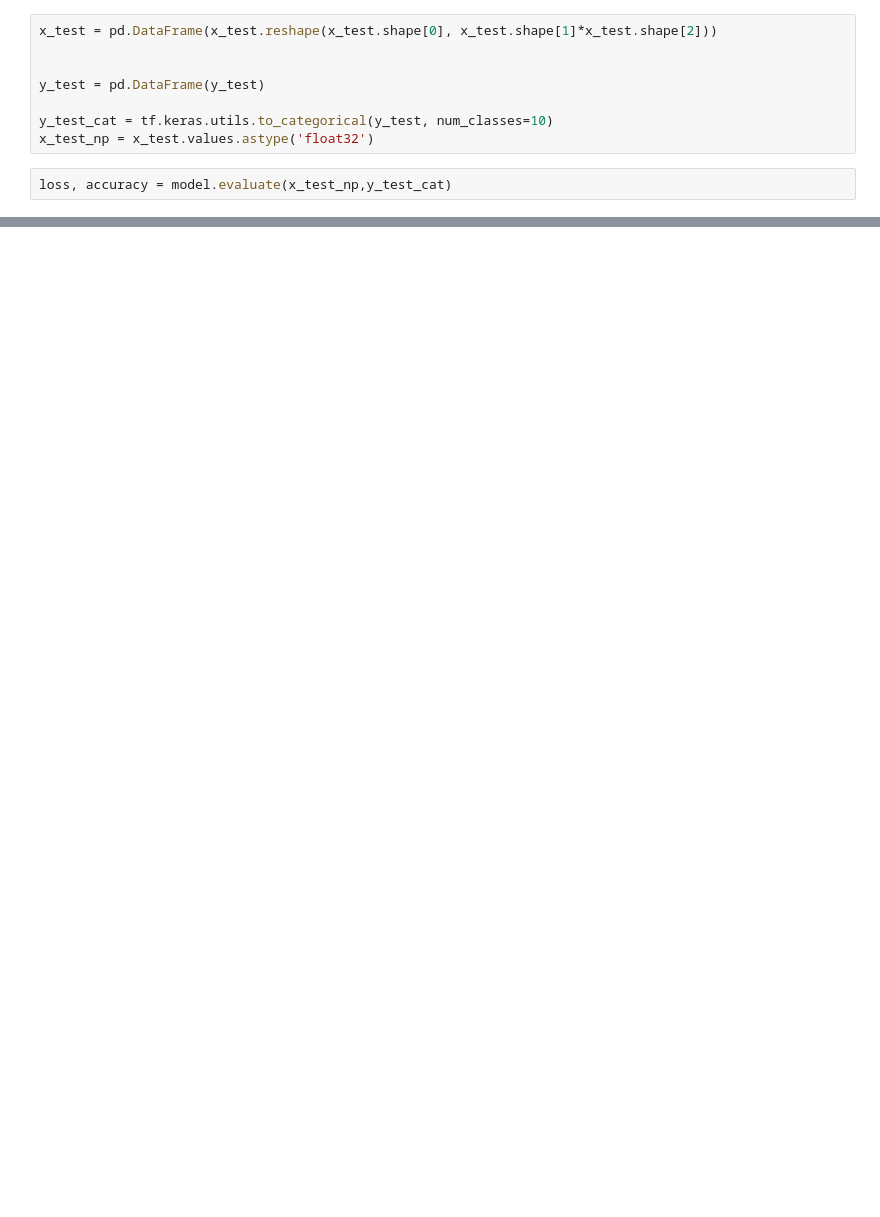
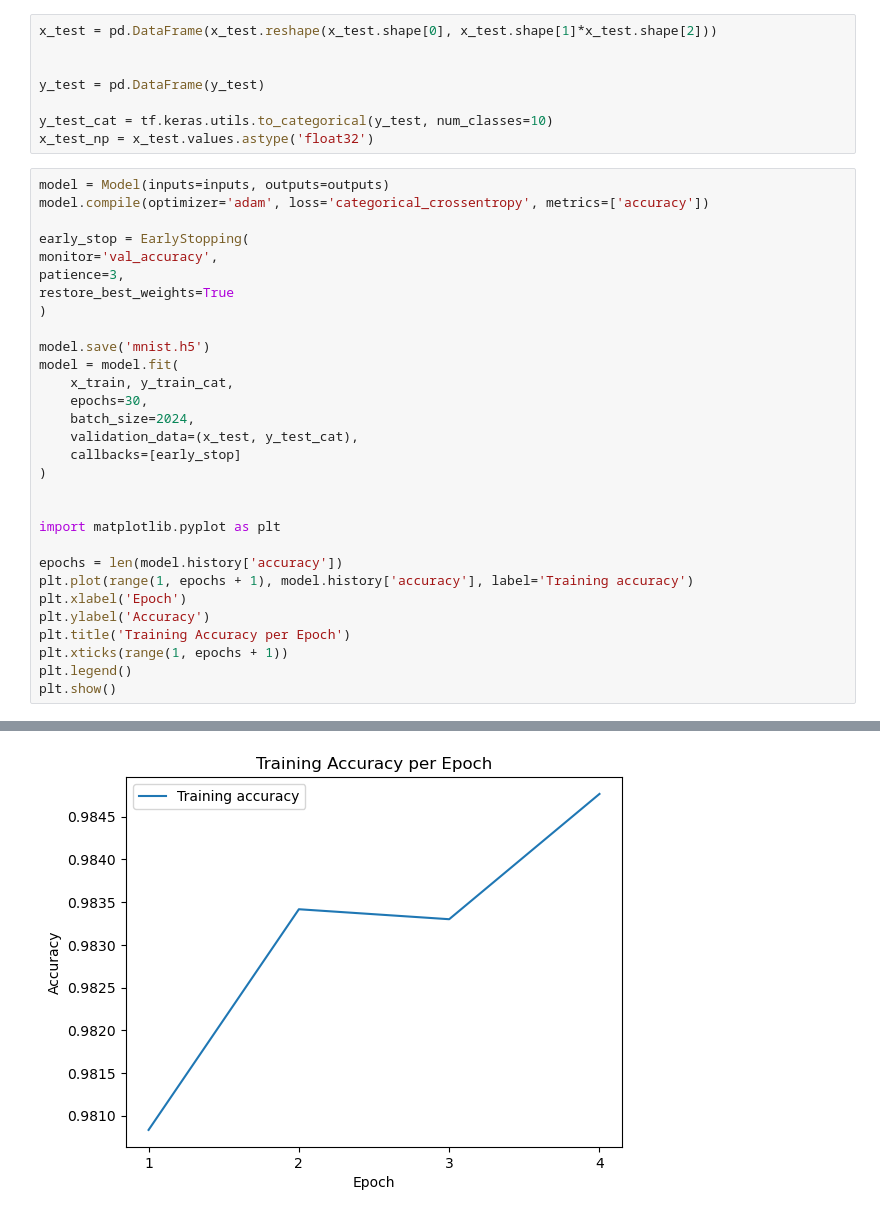
Before and after one commit to ForgottenTu/SJ25_5AHIT_DSAI_Mayer, a Jupyter notebook: Übungen/UE01/UE01_MNIST.ipynb, the cells around one changed output, grey strips where cells are left out. Drawn from its saved outputs; the diff is of its cells as text; blank space fills up the shorter version.

```diff
--- a/Übungen/UE01/UE01_MNIST.ipynb
+++ b/Übungen/UE01/UE01_MNIST.ipynb
@@ -53,5 +61,33 @@ y_test = pd.DataFrame(y_test)
 y_test_cat = tf.keras.utils.to_categorical(y_test, num_classes=10)
 x_test_np = x_test.values.astype('float32')
 # %%
-loss, accuracy = model.evaluate(x_test_np,y_test_cat)
+model = Model(inputs=inputs, outputs=outputs)
+model.compile(optimizer='adam', loss='categorical_crossentropy', metrics=['accuracy'])
+
+early_stop = EarlyStopping(
+monitor='val_accuracy',
+patience=3,
+restore_best_weights=True
+)
+
+model.save('mnist.h5')
+model = model.fit(
+    x_train, y_train_cat,
+    epochs=30,
+    batch_size=2024,
+    validation_data=(x_test, y_test_cat),
+    callbacks=[early_stop]
+)
+
+
+import matplotlib.pyplot as plt
+
+epochs = len(model.history['accuracy'])
+plt.plot(range(1, epochs + 1), model.history['accuracy'], label='Training accuracy')
+plt.xlabel('Epoch')
+plt.ylabel('Accuracy')
+plt.title('Training Accuracy per Epoch')
+plt.xticks(range(1, epochs + 1))
+plt.legend()
+plt.show()
 # %% [output]
@@ -58,0 +103 @@ loss, accuracy = model.evaluate(x_test_np,y_test_cat)
+[figure, added]
```
Also changed, not shown: parts of 9 cells of this notebook, 2 other files.
